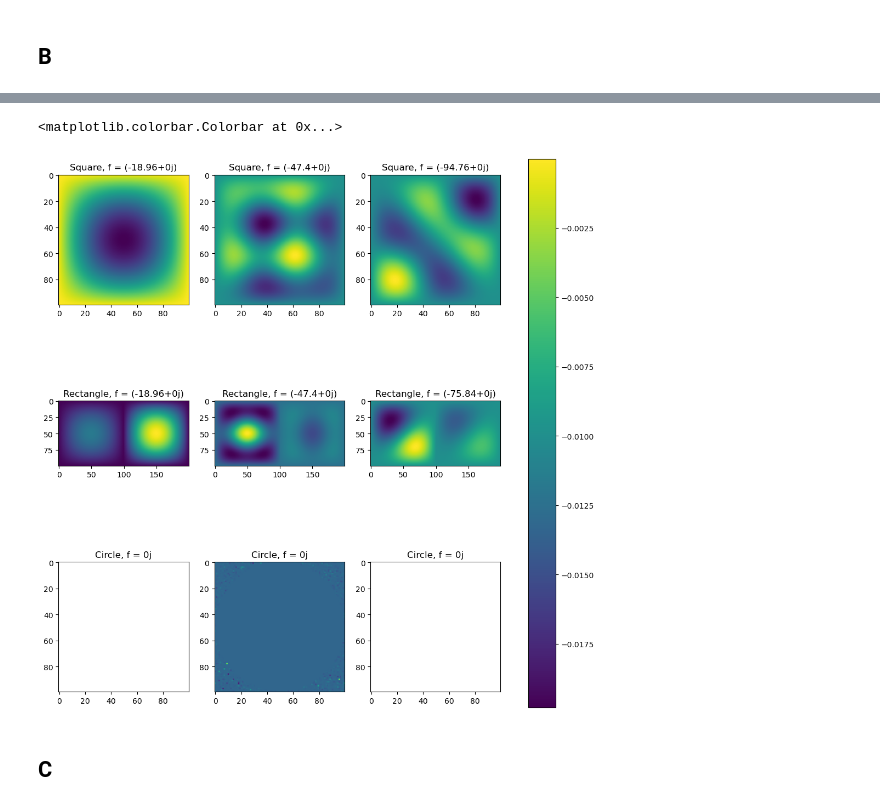
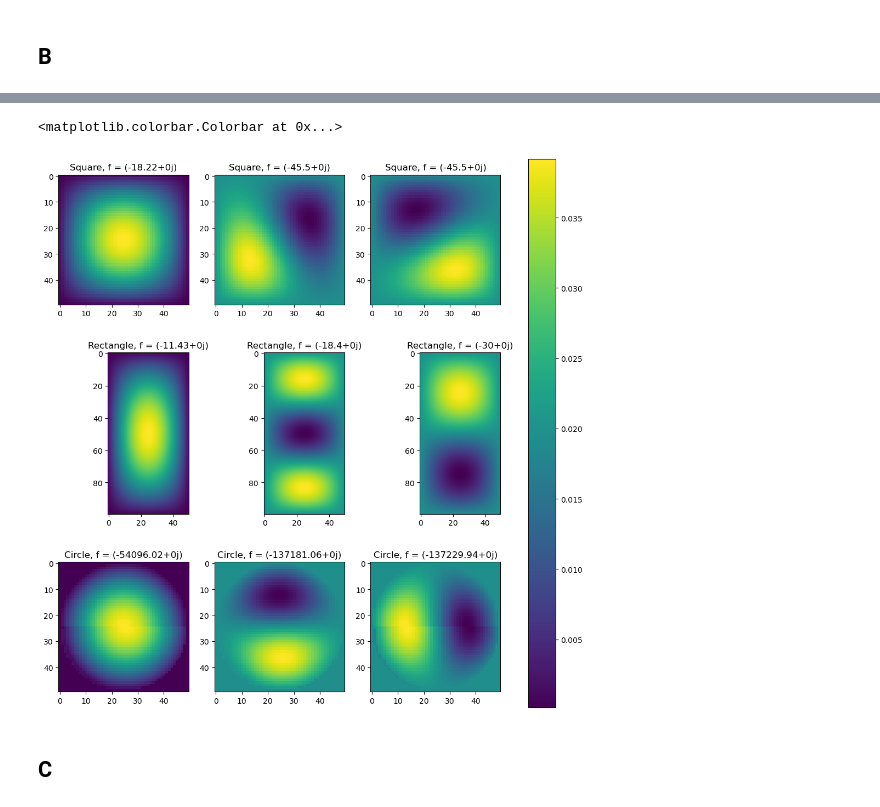
Before and after one commit to JuanSandalinas/Scientific-Computing, a Jupyter notebook: Set 3/Questions.ipynb, the cells around one changed output, grey strips where cells are left out. Drawn from its saved outputs; the diff is of its cells as text; code cells hidden in the pictures.

```diff
--- a/Set 3/Questions.ipynb
+++ b/Set 3/Questions.ipynb
@@ -195,6 +244,10 @@ Done
 # %%
-N = 3
+N = 50
 L = 1
-k = 10
+k = 3
+
+square = SimulationGrid(L,N,k, _type = 'Square')
+
+rectangle = SimulationGrid(L,N,k, _type = 'Rectangle')
+
 circle = SimulationGrid(L,N,k, _type = 'Circle')
-print(circle.M)
@@ -211,56 +254,46 @@ print(circle.M)
-# %%
-N = 100
-L = 1
-k = 10
-
-square = SimulationGrid(L,N,k, _type = 'Square')
-
-rectangle = SimulationGrid(L,N,k, _type = 'Rectangle')
-
-circle = SimulationGrid(L,N,k, _type = 'Circle')
 # %%
 fig,axs = plt.subplots(3,3, figsize = (13,13))
 axs = axs.flatten()
-r = 2
+r = 1
 
 msq = 0
 mrc = 0
 mci = 0
 
 axs[0].imshow(square.eigenvectors[:,msq].reshape(N,N))
 axs[0].set_title(f'Square, f = {np.round(square.eigenvalues[m],2)}')
 
 axs[1].imshow(square.eigenvectors[:,msq - r].reshape(N,N))
 axs[1].set_title(f'Square, f = {np.round(square.eigenvalues[m + r],2)}')
 
 axs[2].imshow(square.eigenvectors[:,msq - 2*r].reshape(N,N))
 axs[2].set_title(f'Square, f = {np.round(square.eigenvalues[m + 2*r],2)}')
 
 
-axs[3].imshow(rectangle.eigenvectors[:,mrc].reshape(N,N*2))
+axs[3].imshow(rectangle.eigenvectors[:,mrc].reshape(2*N,N))
 axs[3].set_title(f'Rectangle, f = {np.round(rectangle.eigenvalues[m],2)}')
 
-axs[4].imshow(rectangle.eigenvectors[:,mrc - r].reshape(N,N*2))
+axs[4].imshow(rectangle.eigenvectors[:,mrc - r].reshape(2*N,N))
 axs[4].set_title(f'Rectangle, f = {np.round(rectangle.eigenvalues[m + r],2)}')
 
-axs[5].imshow(rectangle.eigenvectors[:,mrc - 2*r].reshape(N,N*2))
+axs[5].imshow(rectangle.eigenvectors[:,mrc - 2*r].reshape(2*N,N))
 axs[5].set_title(f'Rectangle, f = {np.round(rectangle.eigenvalues[m + 2*r],2)}')
 
 
 
-axs[6].imshow(circle.eigenvectors[:,mci].reshape(N,N))
+axs[6].imshow(v_conv(circle.eigenvectors[:,mci],circle.M_g))
 axs[6].set_title(f'Circle, f = {np.round(circle.eigenvalues[m],2)}')
 
-axs[7].imshow(circle.eigenvectors[:,mci - r].reshape(N,N))
+axs[7].imshow(v_conv(circle.eigenvectors[:,mci - r],circle.M_g))
 axs[7].set_title(f'Circle, f = {np.round(circle.eigenvalues[m + r],2)}')
 
-axs[8].imshow(circle.eigenvectors[:,mci - 2*r].reshape(N,N))
+axs[8].imshow(v_conv(circle.eigenvectors[:,mci - 2*r],circle.M_g))
 axs[8].set_title(f'Circle, f = {np.round(circle.eigenvalues[m + 2*r],2)}')
 
 fig.colorbar(axs[0].imshow(square.eigenvectors[:, msq].reshape(N, N)), ax=axs, orientation='vertical')
 # %% [output]
 <matplotlib.colorbar.Colorbar at 0x...>
-[figure, old version]
+[figure, new version]
 # %% [markdown]
 ## C
 # %%
```
Also changed, not shown: parts of 5 cells of this notebook, 1 other file.
